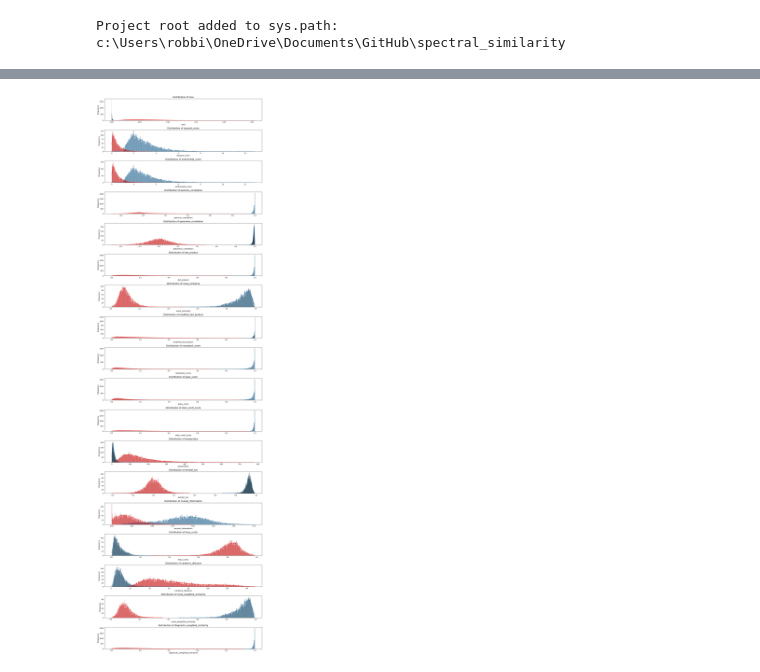
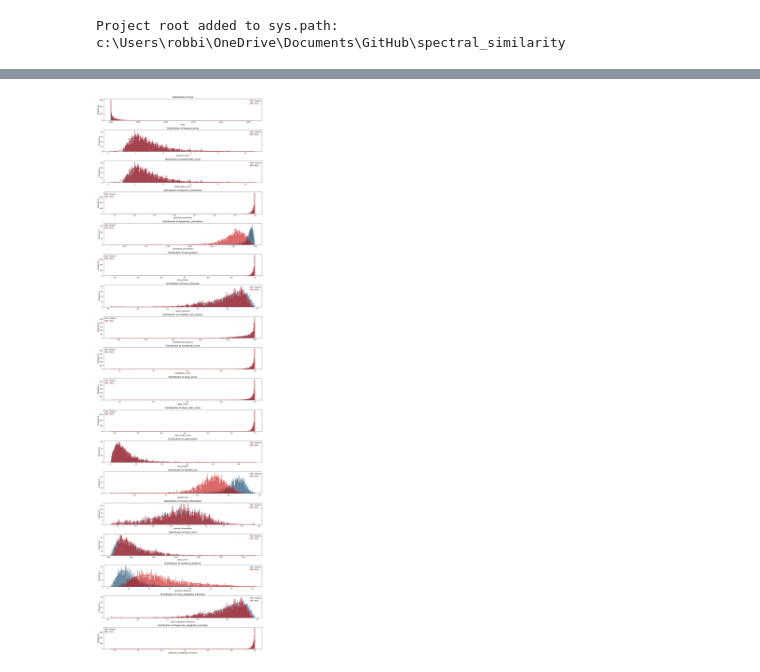
Before and after one commit to jlapin1/spectral_similarity, a Jupyter notebook: notebooks/theoretical_dist.ipynb, the cells around one changed output, grey strips where cells are left out. Cells and saved outputs as stored; diff of their text form; code cells hidden in the pictures.

Commit message:
Restructure and plot random

```diff
--- a/notebooks/theoretical_dist.ipynb
+++ b/notebooks/theoretical_dist.ipynb
@@ -19,13 +23,6 @@ from seq_utils.peptide import remove_non_il, switch_first_il
 # %% [output]
 Project root added to sys.path: c:\Users\robbi\OneDrive\Documents\GitHub\spectral_similarity
 # %%
-peptides = np.array(
-    [
-        ["PTAQPIVQDHK", "PTAQPLVQDHK"],
-        ["GQEGQDHGKEDDHDSSIGQNSDSK", "GQEGQDHGKEDDHDSSLGQNSDSK"],
-    ]
-)
-
 # Specify the path to your FASTA file
 fasta_file = "../fasta/UP000005640_9606.fasta"
 
@@ -39,6 +36,5 @@ peptides = remove_non_il(peptides)
 peptides_switched = np.array([switch_first_il(peptide) for peptide in peptides])
 peptides = np.array(peptides)
 # %%
-print(peptides_switched)
-peptides_switch_predictions = obtain_predictions_pairs(peptides_switched[0:50000], switched=False)
-peptides_predictions = obtain_predictions_pairs(peptides[0:50000], switched=True)
+peptides_switch_predictions = obtain_predictions_pairs(peptides_switched[0:2000], switched=False)
+peptides_predictions = obtain_predictions_pairs(peptides[0:2000], switched=True)
@@ -201,21 +41,24 @@ score_df_randomized
+# %%
+score_df = metrics_comparison(peptides_predictions, peptides_switch_predictions)
+score_df_randomized = metrics_comparison(
+    peptides_predictions, peptides_switch_predictions, randomize_gaussian=True
+)
 # %%
-import matplotlib.pyplot as plt
-import seaborn as sns
-
 # Generate the distributions for each score as histograms
 score_columns = score_df.columns
 
 # Set plot size and style
 plt.figure(figsize=(15, 50))
 for idx, col in enumerate(score_columns, 1):
     plt.subplot(len(score_columns), 1, idx)
-    sns.histplot(score_df[col], bins=300, kde=True)
-    sns.histplot(score_df_randomized[col], bins=300, kde=True, color="red")
+    sns.histplot(score_df[col], bins=300, kde=True, label="Original")
+    sns.histplot(score_df_randomized[col], bins=300, kde=True, color="red", label="Noisy")
     plt.title(f"Distribution of {col}", fontsize=14)
+    plt.legend()
     plt.xlabel(col, fontsize=12)
     plt.ylabel("Frequency", fontsize=12)
 
 plt.tight_layout()
 plt.show()
 # %% [output]
-[figure, old version]
+[figure, new version]
```
Also changed, not shown: parts of 7 cells of this notebook, 1 other file.
